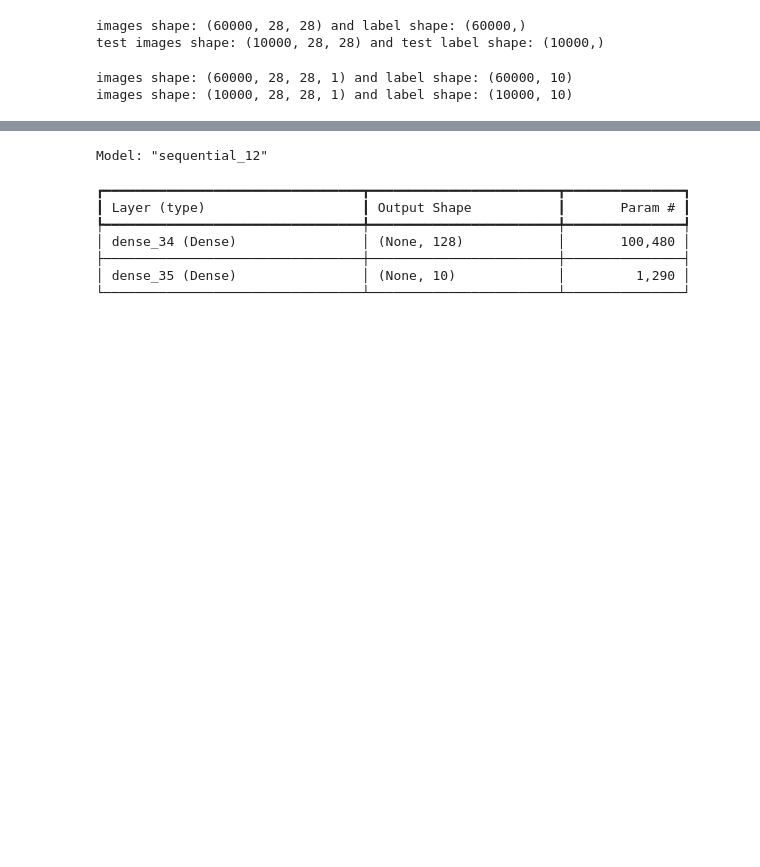
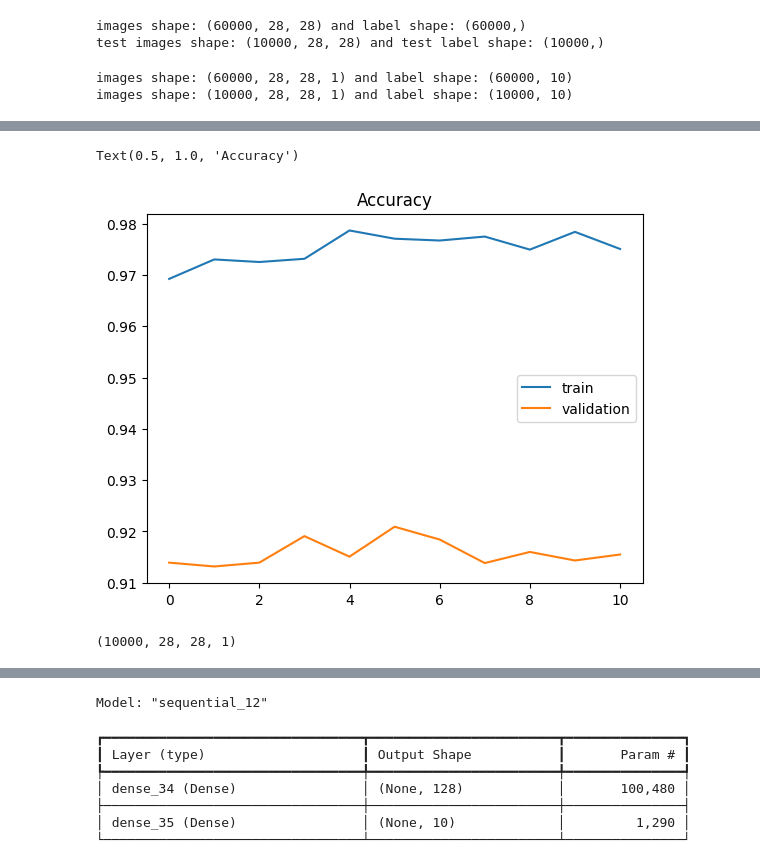
Before and after one commit to GMobinit/deep_learning_fashion_mnist, a Jupyter notebook: conv_fashion_mnist_model.ipynb, the cells around one changed output, grey strips where cells are left out. Cells and saved outputs as stored; diff of their text form; code cells hidden in the pictures; blank space fills up the shorter version.

```diff
--- a/conv_fashion_mnist_model.ipynb
+++ b/conv_fashion_mnist_model.ipynb
@@ -98,7 +123,22 @@ Epoch 20/20
+# %%
+plt.plot(history.history['accuracy'])
+plt.plot(history.history['val_accuracy'])
+plt.legend(['train', 'validation'])
+plt.title('Accuracy')
+# %% [output]
+Text(0.5, 1.0, 'Accuracy')
+[figure, added]
 # %%
-# x_train = train_images.astype('float32')
-# x_test = test_images.astype('float32')
+x_train_normalized = train_images.astype('float32')
+x_test_normalized = test_images.astype('float32')
 
-# x_train /= 255
-# x_test /= 255
+x_train_normalized /= 255
+x_train_normalized /= 255
+
+x_train_normalized_reshaped = x_train_normalized.reshape(-1,28,28,1)
+x_test_normalized_reshaped = x_test_normalized.reshape(-1,28,28,1)
+
+x_test_normalized_reshaped.shape
+# %% [output]
+(10000, 28, 28, 1)
 # %%
```
Also changed, not shown: parts of 5 cells of this notebook.
